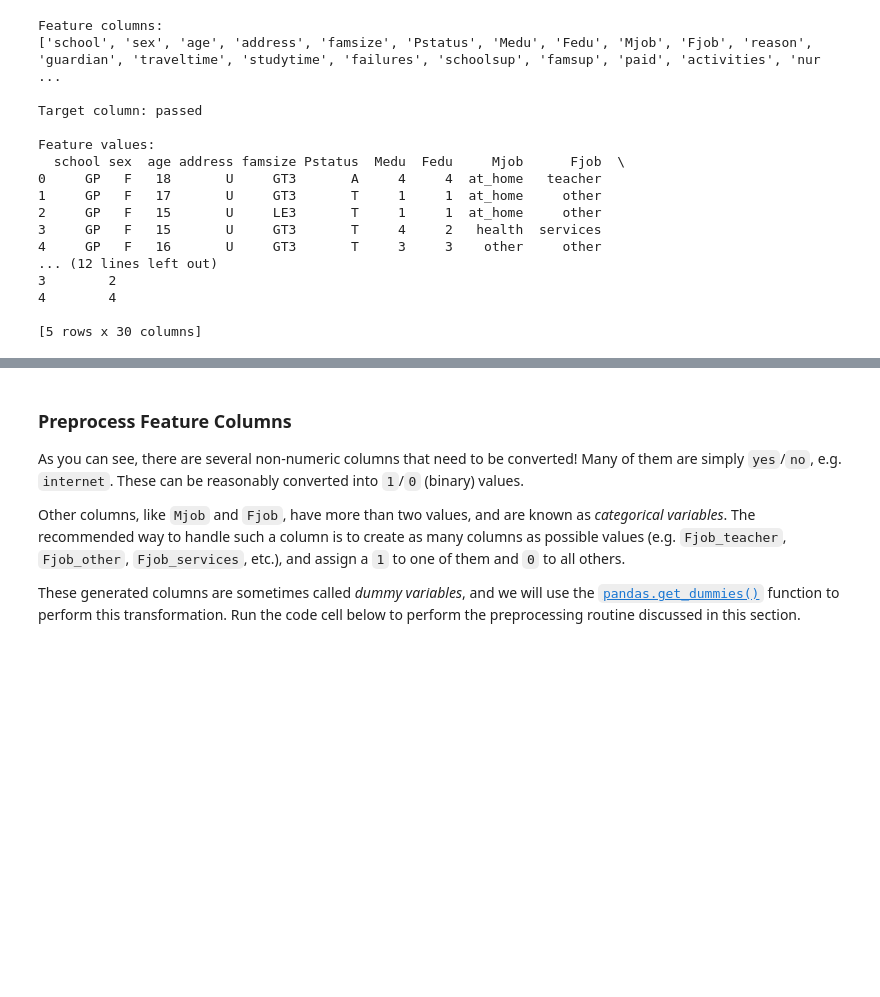
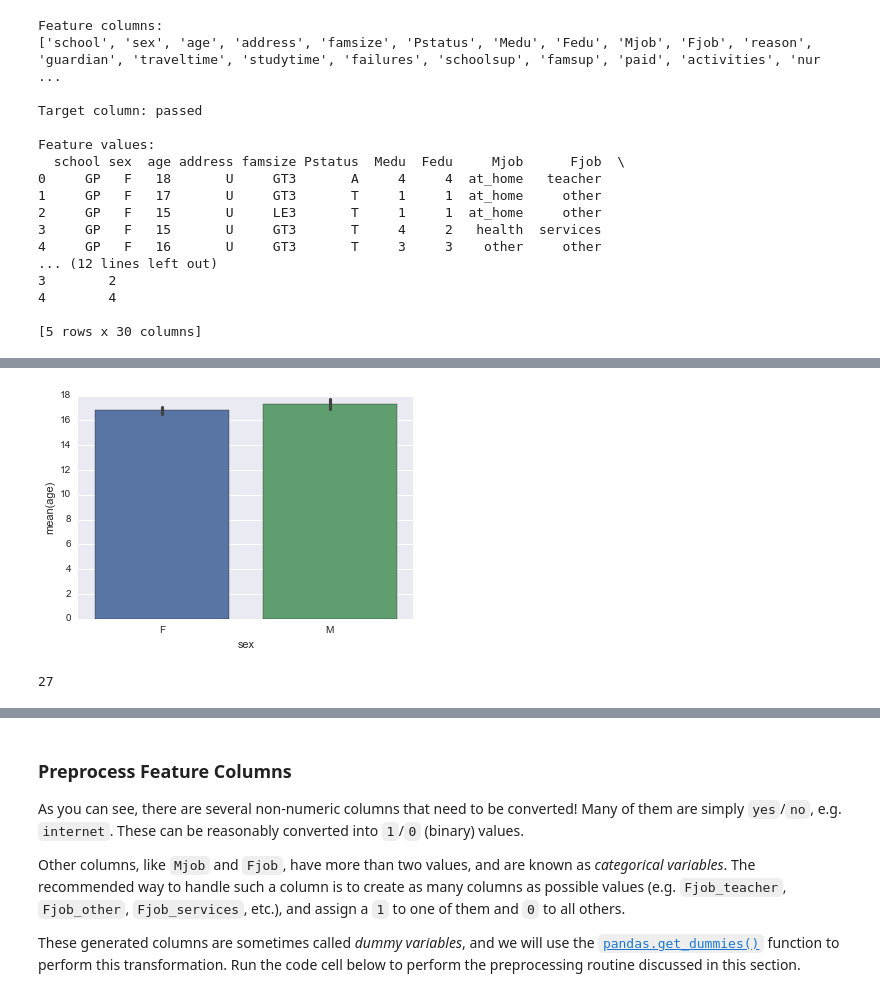
Before and after one commit to analesin/Machine_learning_udacity, a Jupyter notebook: student_intervention/student_intervention.ipynb, the cells around one changed output, grey strips where cells are left out. Saved outputs shown, nothing was run; the diff lists cells and outputs as text; code cells hidden in the pictures; blank space fills up the shorter version.

```diff
--- a/student_intervention/student_intervention.ipynb
+++ b/student_intervention/student_intervention.ipynb
@@ -169,0 +192,4 @@ Feature values:
+# %%
+ax_2 = sns.barplot(x='sex',y='age', data=df_school_no,estimator=mean)
+# %% [output]
+[figure, added]
@@ -169,0 +206,4 @@ Feature values:
+# %%
+df_4[df_4['passed']==1].shape[0]
+# %% [output]
+27
```
Also changed, not shown: parts of 28 cells of this notebook.
